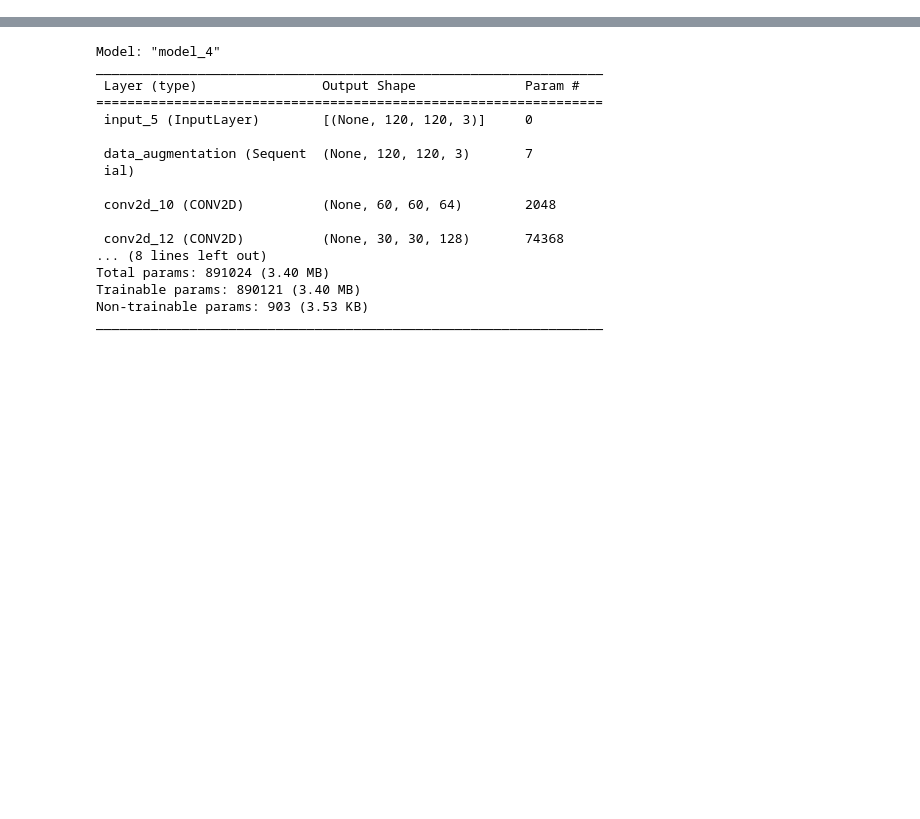
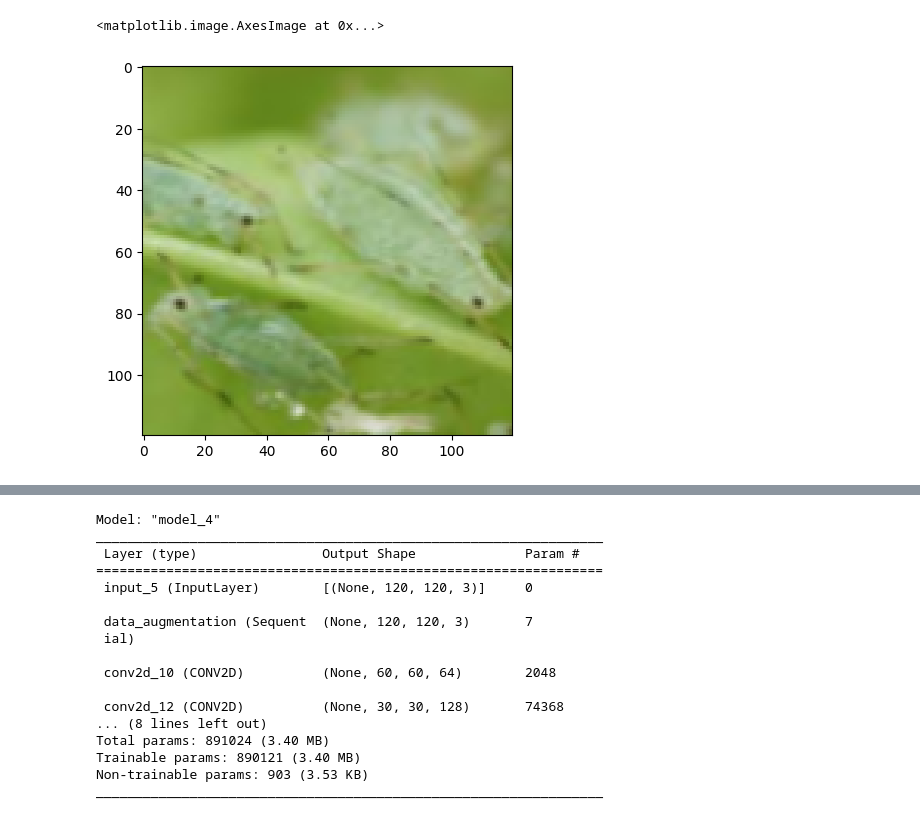
Before and after one commit to helloNarehase/univ, a Jupyter notebook: task.ipynb, the cells around one changed output, grey strips where cells are left out. Cells and saved outputs as stored; diff of their text form; code cells hidden in the pictures; blank space fills up the shorter version.

```diff
--- a/task.ipynb
+++ b/task.ipynb
@@ -69 +73,7 @@ Your kernel may have been built without NUMA support.
+# %%
+img = data_augmentation(train_data[0][0])
+plt.imshow(img)
+# %% [output]
+<matplotlib.image.AxesImage at 0x...>
+[figure, added]
 # %%
```
Also changed, not shown: parts of 13 cells of this notebook.
